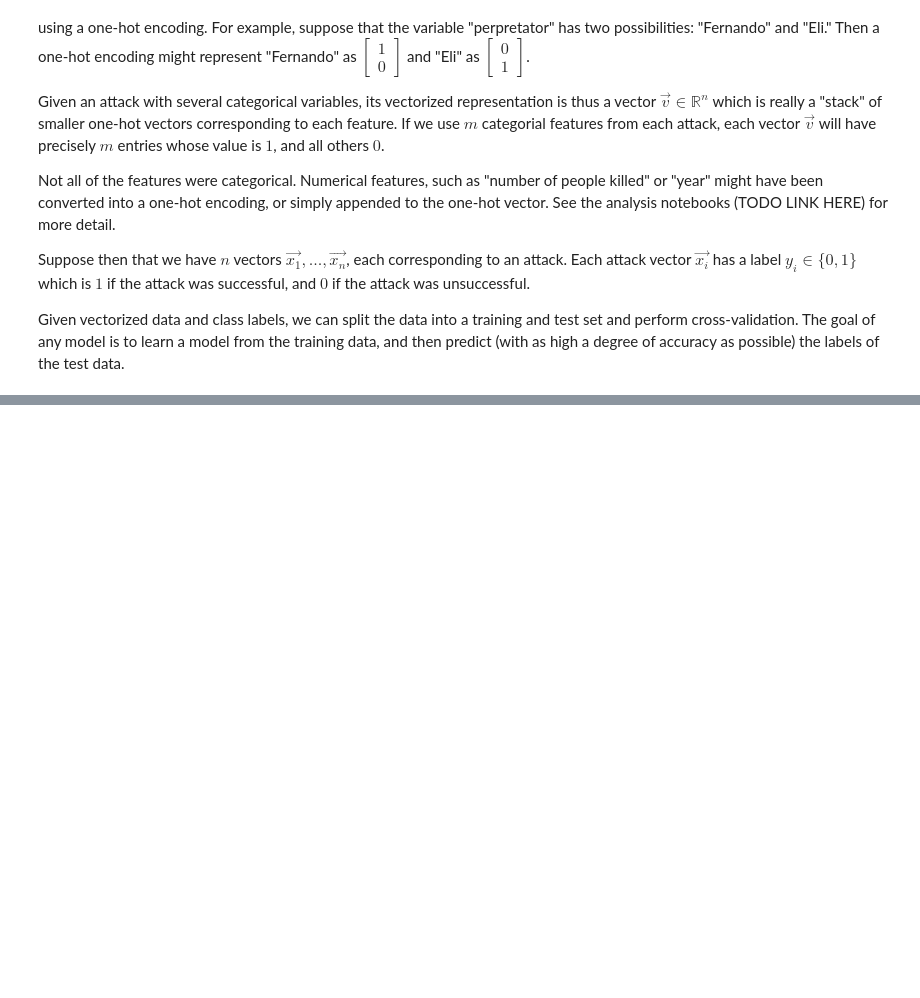
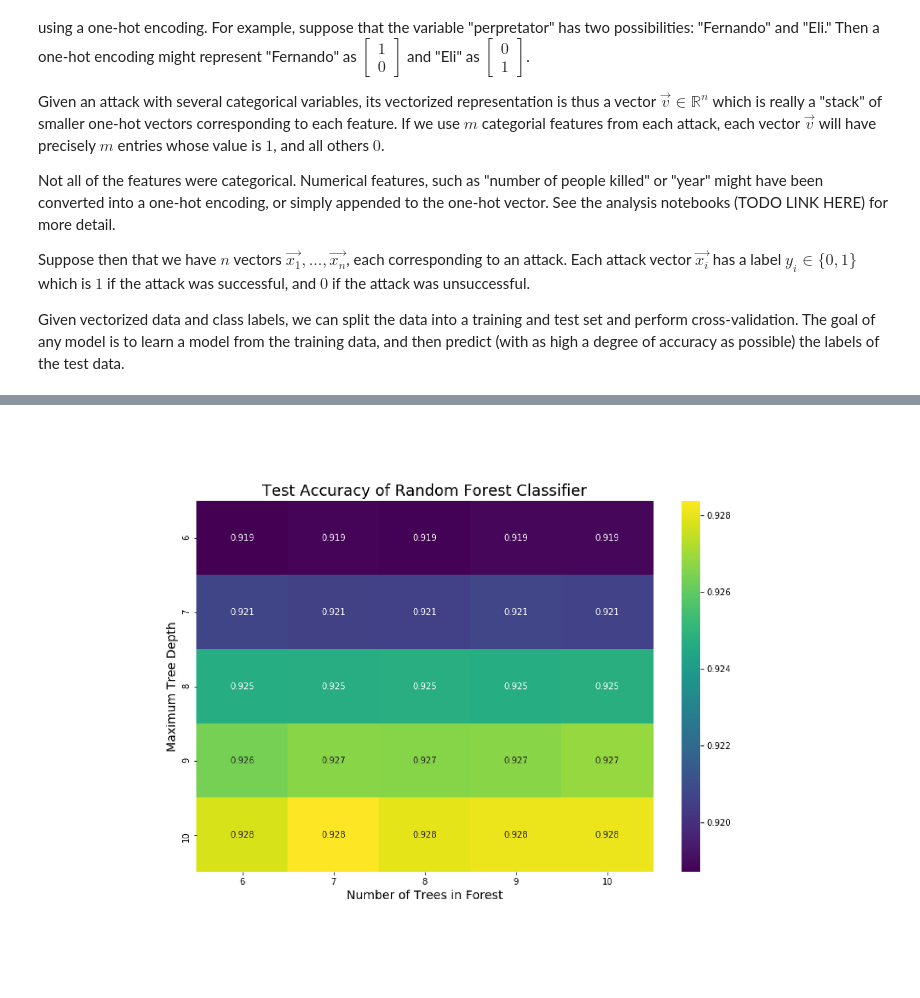
Before and after one commit to jacobakh/ML4CT, a Jupyter notebook: main.ipynb, the cells around one changed output, grey strips where cells are left out. Drawn from its saved outputs; the diff is of its cells as text; code cells hidden in the pictures; blank space fills up the shorter version.

Commit message:
wrote up random forest in main

```diff
--- a/main.ipynb
+++ b/main.ipynb
@@ -125,0 +169,4 @@ Given vectorized data and class labels, we can split the data into a training an
+# %%
+display_image('figures/random_forest_hyperparams_heatmap.png')
+# %% [output]
+[figure, added]
```
Also changed, not shown: parts of 10 cells of this notebook, 1 other file.
